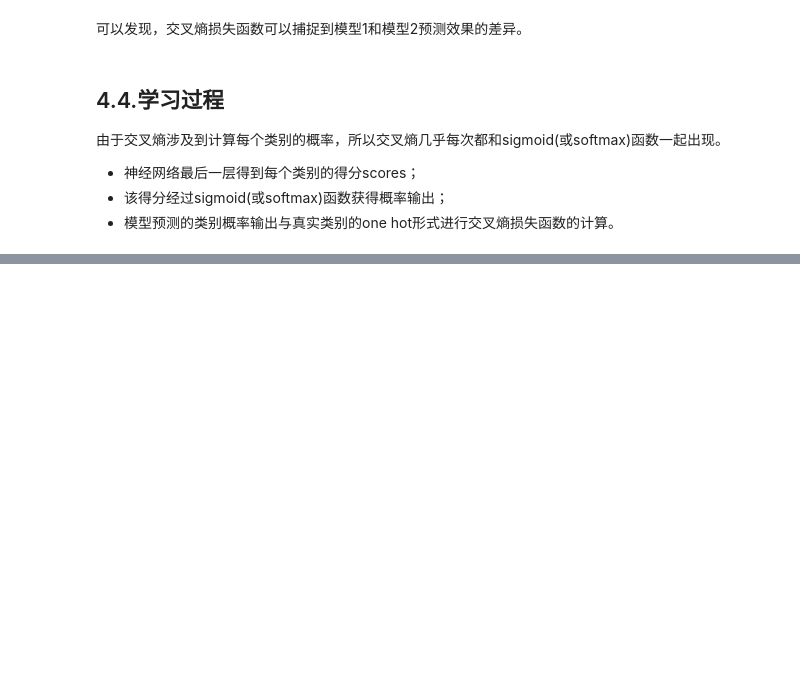
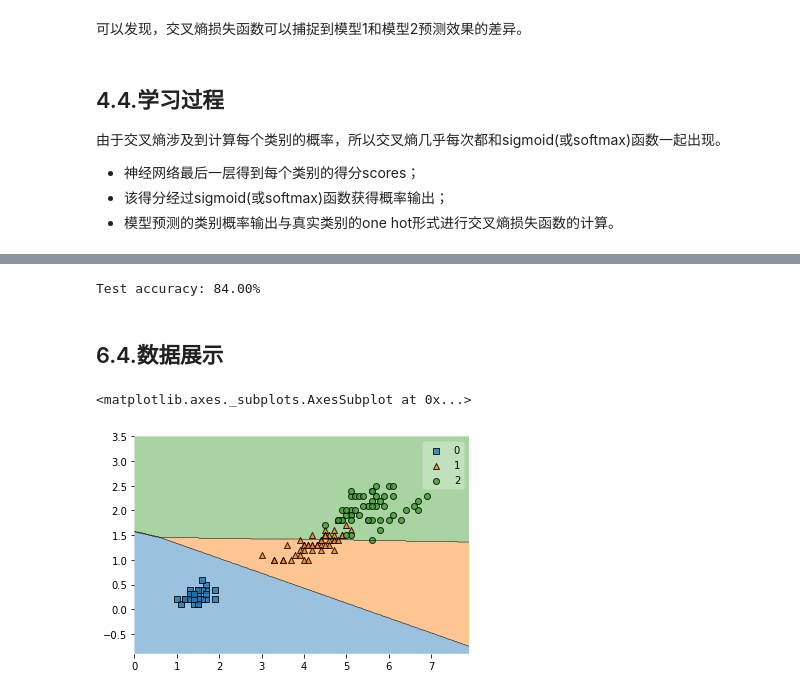
Before and after one commit to JJZHK-AI/AIKnowledgeBase, a Jupyter notebook: 02.机器学习/13.损失函数.03.Softmax与交叉熵损失.ipynb, the cells around one changed output, grey strips where cells are left out. Cells and saved outputs as stored; diff of their text form; code cells hidden in the pictures; blank space fills up the shorter version.

```diff
--- a/02.机器学习/13.损失函数.03.Softmax与交叉熵损失.ipynb
+++ b/02.机器学习/13.损失函数.03.Softmax与交叉熵损失.ipynb
@@ -175,0 +419,25 @@ $$MSE=\frac{0.35+0.35+1.2}{3}=0.63$$
+# %%
+class SoftmaxRegression(torch.nn.Module):
+
+    def __init__(self, num_features, num_classes):
+        super(SoftmaxRegression, self).__init__()
+        self.linear = torch.nn.Linear(num_features, num_classes)
+
+        self.linear.weight.detach().zero_()
+        self.linear.bias.detach().zero_()
+
+    def forward(self, x):
+        logits = self.linear(x)
+        probas = F.softmax(logits, dim=1)
+        return logits, probas
+
+model = SoftmaxRegression(num_features=num_features,
+                          num_classes=num_classes)
+
+model.to(device)
+
+##########################
+### COST AND OPTIMIZER
+##########################
+
+optimizer = torch.optim.Adam(model.parameters(), lr=learning_rate)
@@ -175,0 +513,26 @@ $$MSE=\frac{0.35+0.35+1.2}{3}=0.63$$
+# %%
+print('Test accuracy: %.2f%%' % (compute_accuracy(model, test_loader)))
+# %% [output]
+Test accuracy: 84.00%
+# %% [markdown]
+## 6.4.数据展示
+# %%
+class ModelWrapper():
+    def __init__(self, model, device):
+        self.model = model
+        self.device = device
+
+    def predict(self, X):
+        features = torch.tensor(X, dtype=torch.float32, device=self.device)
+        logits, probas = self.model(features)
+        _, predicted_labels = torch.max(probas, 1)
+
+        return predicted_labels.numpy()
+# %%
+import matplotlib.pyplot as plt
+from mlxtend.plotting import plot_decision_regions
+mymodel = ModelWrapper(model, device=torch.device('cpu'))
+plot_decision_regions(X, y, mymodel)
+# %% [output]
+<matplotlib.axes._subplots.AxesSubplot at 0x...>
+[figure, added]
```
Also changed, not shown: parts of 17 cells of this notebook, 7 other files.
